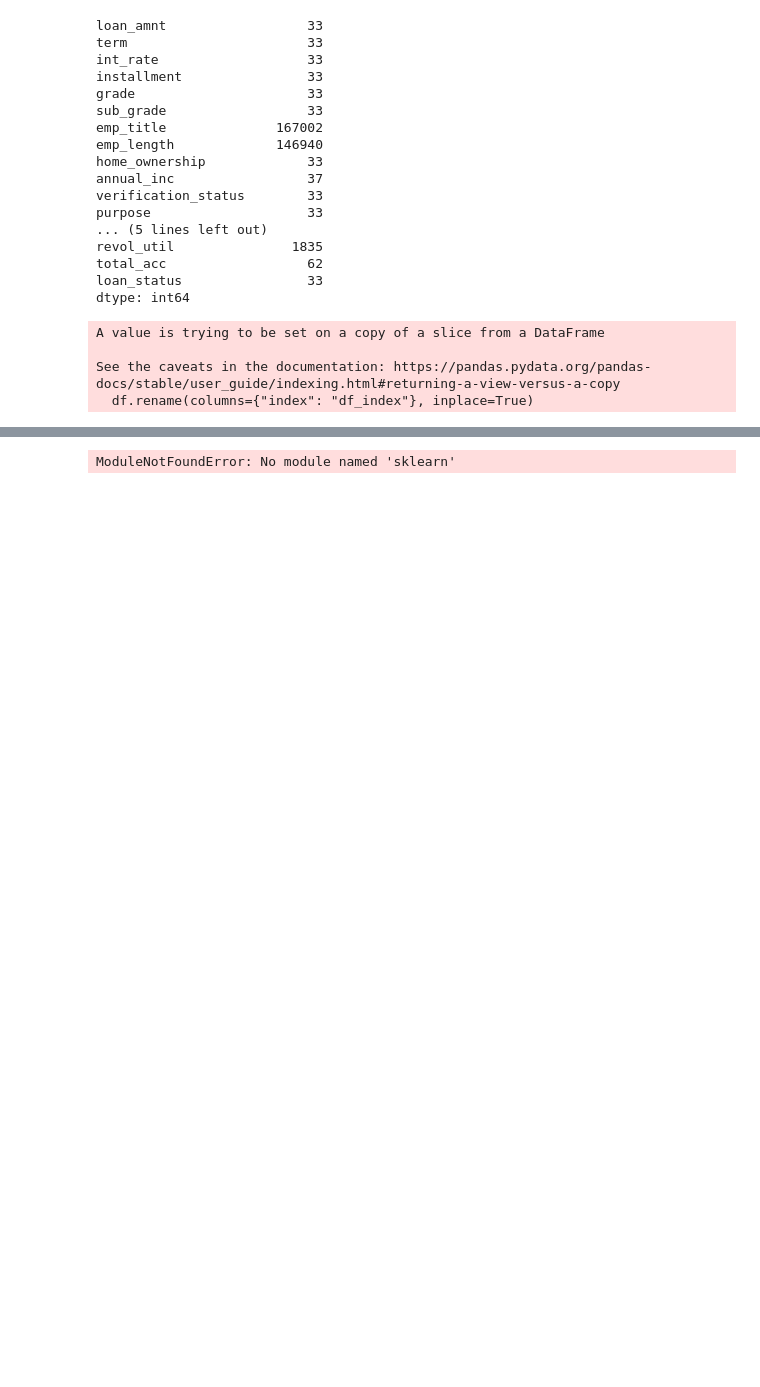
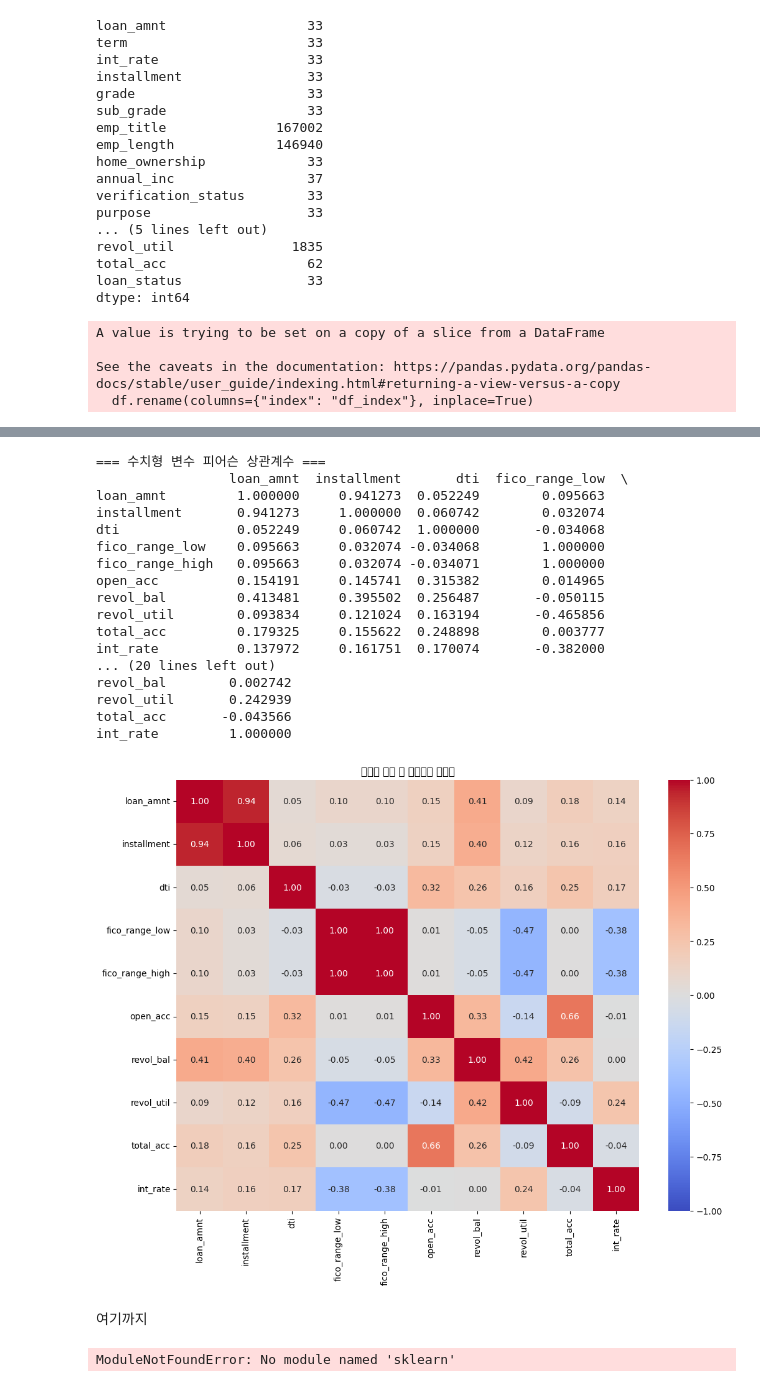
Before and after one commit to vlftmd6008/5mygodproject700, a Jupyter notebook: 5mygod.ipynb, the cells around one changed output, grey strips where cells are left out. Saved outputs shown, nothing was run; the diff lists cells and outputs as text; code cells hidden in the pictures; blank space fills up the shorter version.

```diff
--- a/5mygod.ipynb
+++ b/5mygod.ipynb
@@ -265,0 +320,3 @@ See the caveats in the documentation: https://pandas.pydata.org/pandas-docs/stab
+# %%
+# 'emp_length' 결측값을 'Unknown'으로 대체
+accepted_filtered['emp_length'] = accepted_filtered['emp_length'].fillna('Unknown')
@@ -265,0 +329,7 @@ See the caveats in the documentation: https://pandas.pydata.org/pandas-docs/stab
+# %%
+# 'term' 컬럼에서 숫자만 추출하여 정수형으로 변환 ('36 months' → 36)
+accepted_filtered['term'] = accepted_filtered['term'].astype(str).str.extract(r'(\d+)').astype(int)
+
+# 'grade' 등급을 문자에서 숫자 코드(0~6)로 변환 ('grade' ML 시 졔외)
+grade_map = {'A':6, 'B':5, 'C':4, 'D':3, 'E':2, 'F':1, 'G':0}
+accepted_filtered['grade_map'] = accepted_filtered['grade'].map(grade_map)
@@ -265,0 +472,9 @@ See the caveats in the documentation: https://pandas.pydata.org/pandas-docs/stab
+# %%
+# =====================[ log 변환 (skewed 수치형) ]=====================
+
+# 왜도(skew)가 큰 수치형 변수에 로그 변환 적용('annual_inc', 'revol_bal' ML 시 제외)
+accepted_filtered['annual_inc_log'] = np.log1p(accepted_filtered['annual_inc'])
+accepted_filtered['revol_bal_log'] = np.log1p(accepted_filtered['revol_bal'])
+# %%
+for idx, col in enumerate(accepted_filtered.columns):
+    print(idx, col)
@@ -266,3 +499,63 @@ See the caveats in the documentation: https://pandas.pydata.org/pandas-docs/stab
+# %%
+import pandas as pd
+import numpy as np
+import matplotlib.pyplot as plt
+import seaborn as sns
+
+
+# 1. accepted_filtered 복사본 생성
+df_analysis = accepted_filtered.copy()
+
+
+# 2. 수치형 컬럼 리스트 (전처리 단계 고려, 로그 변환된 컬럼 포함)
+numerical_cols = [
+   'loan_amnt', 'installment', 'annual_inc_log', 'dti', 'fico_range_low', 'fico_range_high',
+   'open_acc', 'revol_bal', 'revol_bal_log', 'revol_util', 'total_acc', 'int_rate'
+]
+
+
+# 3. 복사본에서 해당 컬럼이 존재하는지 확인(안정성)
+numerical_cols = [col for col in numerical_cols if col in df_analysis.columns]
+
+
+# 4. 결측값 제거
+df_analysis = df_analysis.dropna(subset=numerical_cols).reset_index(drop=True)
+
+
+# 5. 상관계수 행렬 계산
+corr_matrix = df_analysis[numerical_cols].corr(method='pearson')
+
+
+print("=== 수치형 변수 피어슨 상관계수 ===")
+print(corr_matrix)
+
+
+# 6. 히트맵 시각화
+plt.figure(figsize=(12, 9))
+sns.heatmap(corr_matrix, annot=True, fmt=".2f", cmap='coolwarm', vmin=-1, vmax=1)
+plt.title('수치형 변수 간 상관계수 히트맵')
+plt.show()
+# %% [output]
+=== 수치형 변수 피어슨 상관계수 ===
+                 loan_amnt  installment       dti  fico_range_low  \
+loan_amnt         1.000000     0.941273  0.052249        0.095663
+installment       0.941273     1.000000  0.060742        0.032074
+dti               0.052249     0.060742  1.000000       -0.034068
+fico_range_low    0.095663     0.032074 -0.034068        1.000000
+fico_range_high   0.095663     0.032074 -0.034071        1.000000
+open_acc          0.154191     0.145741  0.315382        0.014965
+revol_bal         0.413481     0.395502  0.256487       -0.050115
+revol_util        0.093834     0.121024  0.163194       -0.465856
+total_acc         0.179325     0.155622  0.248898        0.003777
+int_rate          0.137972     0.161751  0.170074       -0.382000
+... (20 lines left out)
+revol_bal        0.002742
+revol_util       0.242939
+total_acc       -0.043566
+int_rate         1.000000
+[figure, added]
+# %% [markdown]
+여기까지
 # %%
 
 
```
Also changed, not shown: parts of 14 cells of this notebook.
